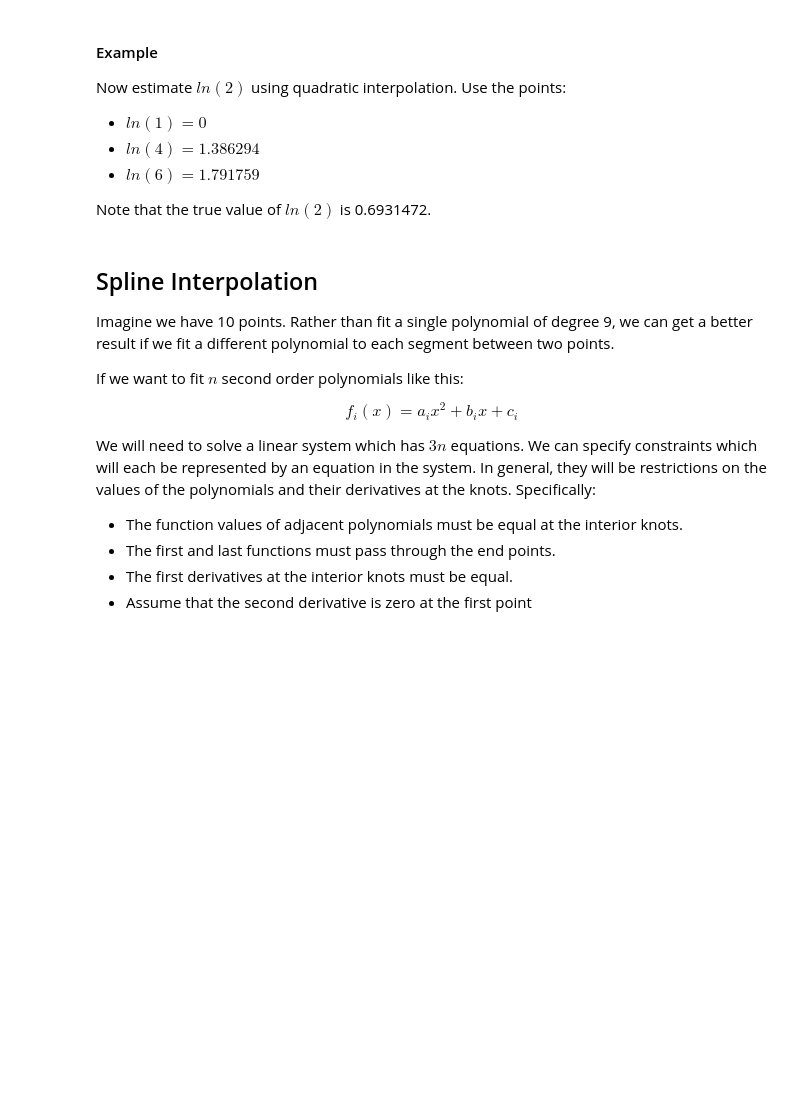
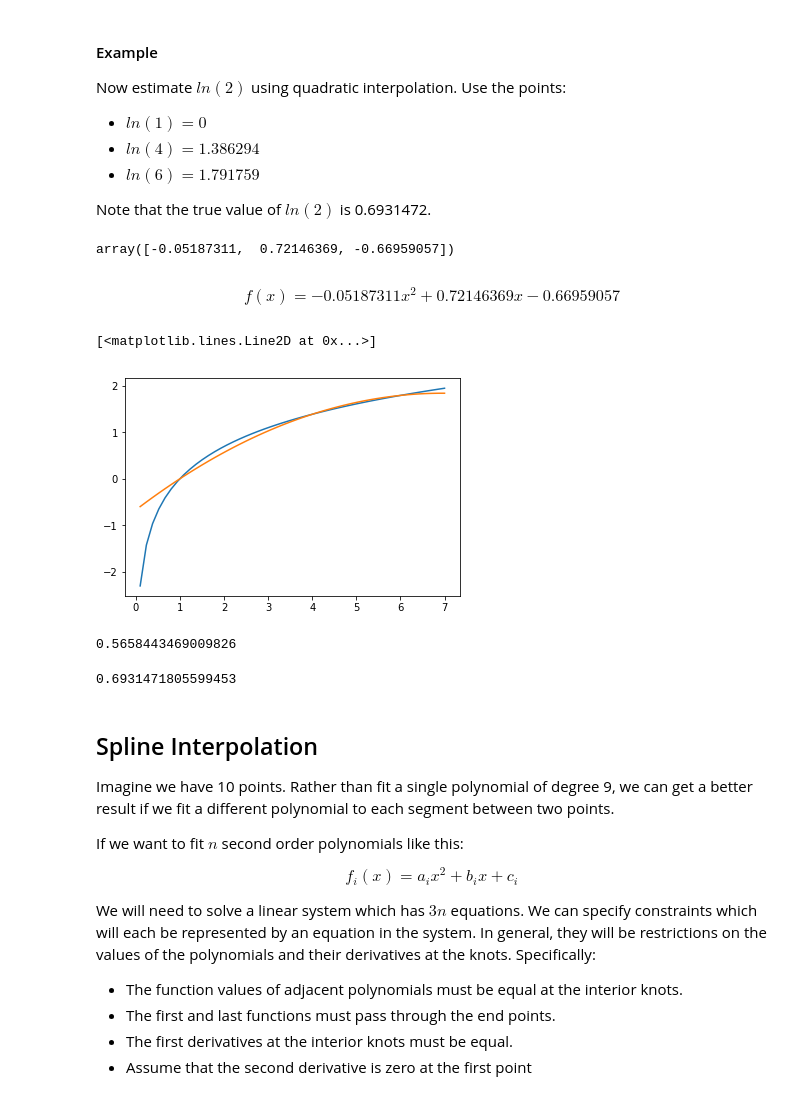
Before and after one commit to danimateos/numerical_methods, a Jupyter notebook: section-05.ipynb, the cells around one changed output. Drawn from its saved outputs; the diff is of its cells as text; code cells hidden in the pictures; blank space fills up the shorter version.

```diff
--- a/section-05.ipynb
+++ b/section-05.ipynb
@@ -192,3 +190,54 @@ Note that the true value of $ln(2)$ is 0.6931472.
+# %%
+def gauss_jordan(A, B):
+    AB = np.concatenate((A, B.reshape(-1,1)), axis=1)
+    n = A.shape[0]
+
+    for row in range(n):
+        others = list(range(n))
+        others.remove(row)
+
+        for other_row in others:
+            # Eliminate column row from other rows
+            AB[other_row] = AB[other_row] - AB[row] * AB[other_row,row] / AB[row,row]
+
+    # normalize
+    for row in range(n):
+
+        AB[row] = AB[row] / AB[row,row]
+
+    return AB
+# %%
+AB = np.array([[1,1,1,0],
+               [16,4,1,np.log(4)],
+               [36,6,1,np.log(6)]])
+# %%
+result = gauss_jordan(AB[:,:3], AB[:,3])
+coefficients = result[:,3]
+coefficients
+# %% [output]
+array([-0.05187311,  0.72146369, -0.66959057])
+# %% [markdown]
+$$f(x) =-0.05187311x^2 + 0.72146369x-0.66959057$$
+# %%
+def quadratic(coefficients, x):
+    return coefficients[0] * x **2 + coefficients[1] * x + coefficients[2]
+# %%
+xs = np.linspace(0.1, 7)
+log = np.log(xs)
+approximation = quadratic(coefficients, xs)
+plt.plot(xs, log)
+plt.plot(xs, approximation)
+# %% [output]
+[<matplotlib.lines.Line2D at 0x...>]
+[figure, added]
+# %%
+quadratic(coefficients, 2)
+# %% [output]
+0.5658443469009826
+# %%
+np.log(2)
+# %% [output]
+0.6931471805599453
 # %% [markdown]
 ## Spline Interpolation
 
```
Also changed, not shown: parts of 17 cells of this notebook.
